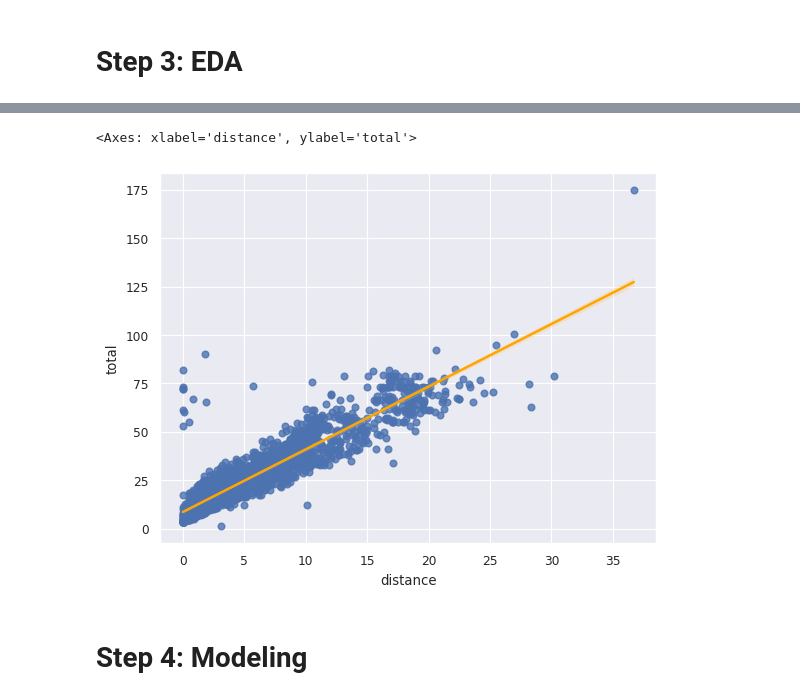
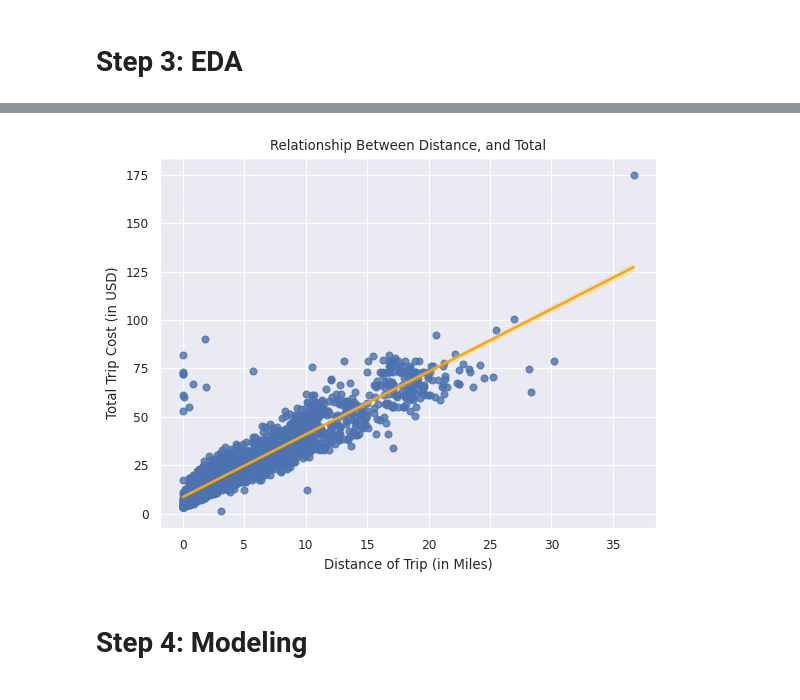
Before and after one commit to doerayme1224-bot/taxi_dataset, a Jupyter notebook: main.ipynb, the cells around one changed output, grey strips where cells are left out. Drawn from its saved outputs; the diff is of its cells as text; code cells hidden in the pictures.

```diff
--- a/main.ipynb
+++ b/main.ipynb
@@ -225,8 +243,12 @@ sns.regplot(data, x = 'distance', y = 'tip', line_kws={'color' : 'orange'})
 # %%
 sns.regplot(data, x = 'distance', y = 'total', line_kws={'color' : 'orange'})
+plt.title('Relationship Between Distance, and Total')
+plt.xlabel('Distance of Trip (in Miles)')
+plt.ylabel('Total Trip Cost (in USD)')
+plt.savefig('visuals/regplot_total.png')
+# reg plot showing the relationship between distance and total cost. much stronger relationship[, you could assume that an expensive taxi ride meant a lobger distance traveled
 # %% [output]
-<Axes: xlabel='distance', ylabel='total'>
-[figure, old version]
+[figure, new version]
 # %% [markdown]
 # Step 4: Modeling
 # %%
```
Also changed, not shown: parts of 28 cells of this notebook, 15 other files.
